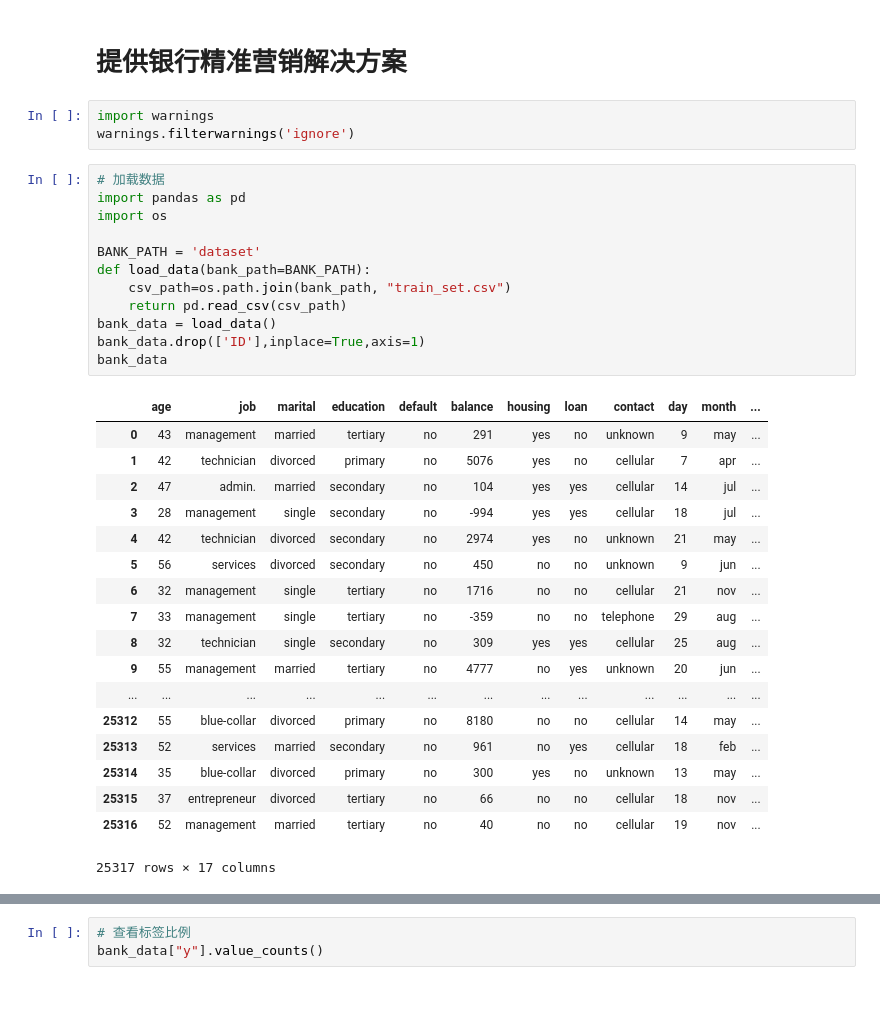
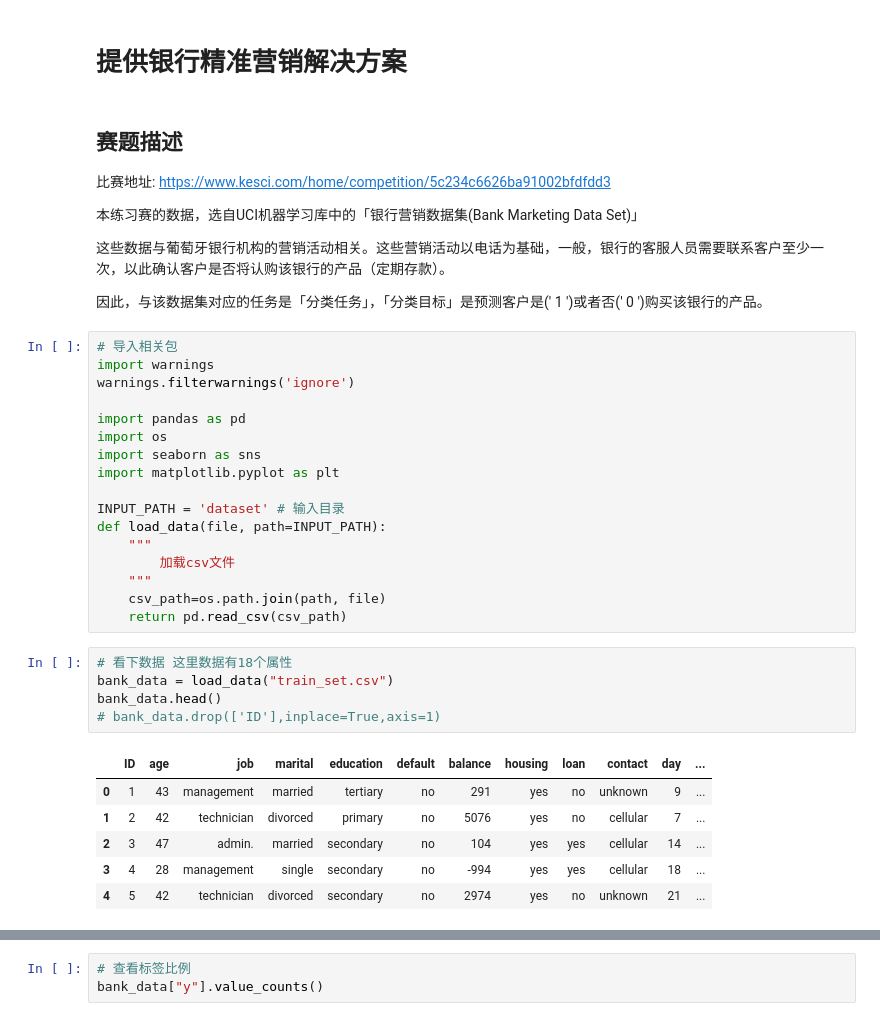
Before and after one commit to CrazyXiao/machine-learning, a Jupyter notebook: code/kesci_bank_precision/bank_predict.ipynb, the cells around one changed output, grey strips where cells are left out. Cells and saved outputs as stored; diff of their text form.

```diff
--- a/code/kesci_bank_precision/bank_predict.ipynb
+++ b/code/kesci_bank_precision/bank_predict.ipynb
@@ -1,39 +1,43 @@
 # %% [markdown]
 # 提供银行精准营销解决方案
-# %%
-import warnings
-warnings.filterwarnings('ignore')
+# %% [markdown]
+## 赛题描述
+比赛地址: https://www.kesci.com/home/competition/5c234c6626ba91002bfdfdd3
+
+本练习赛的数据，选自UCI机器学习库中的「银行营销数据集(Bank Marketing Data Set)」
+
+这些数据与葡萄牙银行机构的营销活动相关。这些营销活动以电话为基础，一般，银行的客服人员需要联系客户至少一次，以此确认客户是否将认购该银行的产品（定期存款）。
+
+因此，与该数据集对应的任务是「分类任务」，「分类目标」是预测客户是(' 1 ')或者否(' 0 ')购买该银行的产品。
 # %%
-# 加载数据
+# 导入相关包
+import warnings
+warnings.filterwarnings('ignore')
+
 import pandas as pd
 import os
+import seaborn as sns
+import matplotlib.pyplot as plt
 
-BANK_PATH = 'dataset'
-def load_data(bank_path=BANK_PATH):
-    csv_path=os.path.join(bank_path, "train_set.csv")
+INPUT_PATH = 'dataset' # 输入目录
+def load_data(file, path=INPUT_PATH):
+    """
+        加载csv文件
+    """
+    csv_path=os.path.join(path, file)
     return pd.read_csv(csv_path)
-bank_data = load_data()
-bank_data.drop(['ID'],inplace=True,axis=1)
-bank_data
-# %% [output]
-|  | age | job | marital | education | default | balance | housing | loan | contact | day | month | ... |
-| 0 | 43 | management | married | tertiary | no | 291 | yes | no | unknown | 9 | may | ... |
-| 1 | 42 | technician | divorced | primary | no | 5076 | yes | no | cellular | 7 | apr | ... |
-| 2 | 47 | admin. | married | secondary | no | 104 | yes | yes | cellular | 14 | jul | ... |
-| 3 | 28 | management | single | secondary | no | -994 | yes | yes | cellular | 18 | jul | ... |
-| 4 | 42 | technician | divorced | secondary | no | 2974 | yes | no | unknown | 21 | may | ... |
-| 5 | 56 | services | divorced | secondary | no | 450 | no | no | unknown | 9 | jun | ... |
-| 6 | 32 | management | single | tertiary | no | 1716 | no | no | cellular | 21 | nov | ... |
-| 7 | 33 | management | single | tertiary | no | -359 | no | no | telephone | 29 | aug | ... |
-| 8 | 32 | technician | single | secondary | no | 309 | yes | yes | cellular | 25 | aug | ... |
-| 9 | 55 | management | married | tertiary | no | 4777 | no | yes | unknown | 20 | jun | ... |
-| ... | ... | ... | ... | ... | ... | ... | ... | ... | ... | ... | ... | ... |
-| 25312 | 55 | blue-collar | divorced | primary | no | 8180 | no | no | cellular | 14 | may | ... |
-| 25313 | 52 | services | married | secondary | no | 961 | no | yes | cellular | 18 | feb | ... |
-| 25314 | 35 | blue-collar | divorced | primary | no | 300 | yes | no | unknown | 13 | may | ... |
-| 25315 | 37 | entrepreneur | divorced | tertiary | no | 66 | no | no | cellular | 18 | nov | ... |
-| 25316 | 52 | management | married | tertiary | no | 40 | no | no | cellular | 19 | nov | ... |
-25317 rows × 17 columns
+# %%
+# 看下数据 这里数据有18个属性
+bank_data = load_data("train_set.csv")
+bank_data.head()
+# bank_data.drop(['ID'],inplace=True,axis=1)
+# %% [output]
+|  | ID | age | job | marital | education | default | balance | housing | loan | contact | day | ... |
+| 0 | 1 | 43 | management | married | tertiary | no | 291 | yes | no | unknown | 9 | ... |
+| 1 | 2 | 42 | technician | divorced | primary | no | 5076 | yes | no | cellular | 7 | ... |
+| 2 | 3 | 47 | admin. | married | secondary | no | 104 | yes | yes | cellular | 14 | ... |
+| 3 | 4 | 28 | management | single | secondary | no | -994 | yes | yes | cellular | 18 | ... |
+| 4 | 5 | 42 | technician | divorced | secondary | no | 2974 | yes | no | unknown | 21 | ... |
 # %%
 bank_data.columns
 # %% [output]
```
Also changed, not shown: parts of 58 cells of this notebook.
